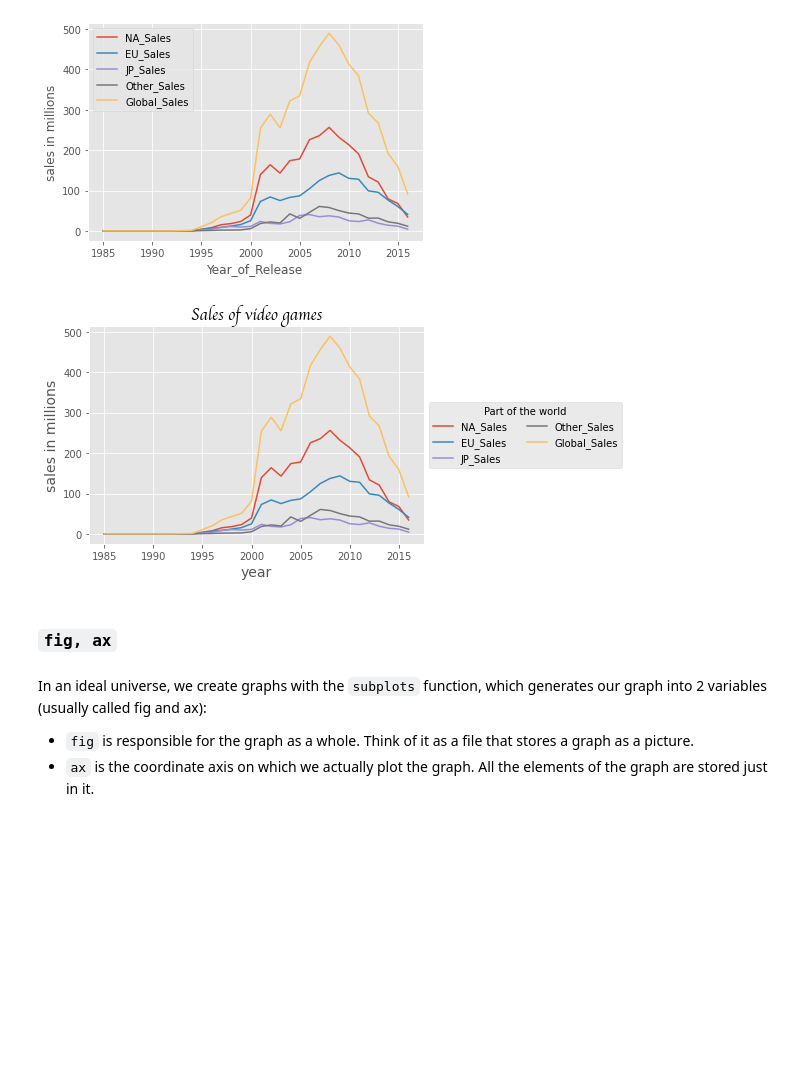
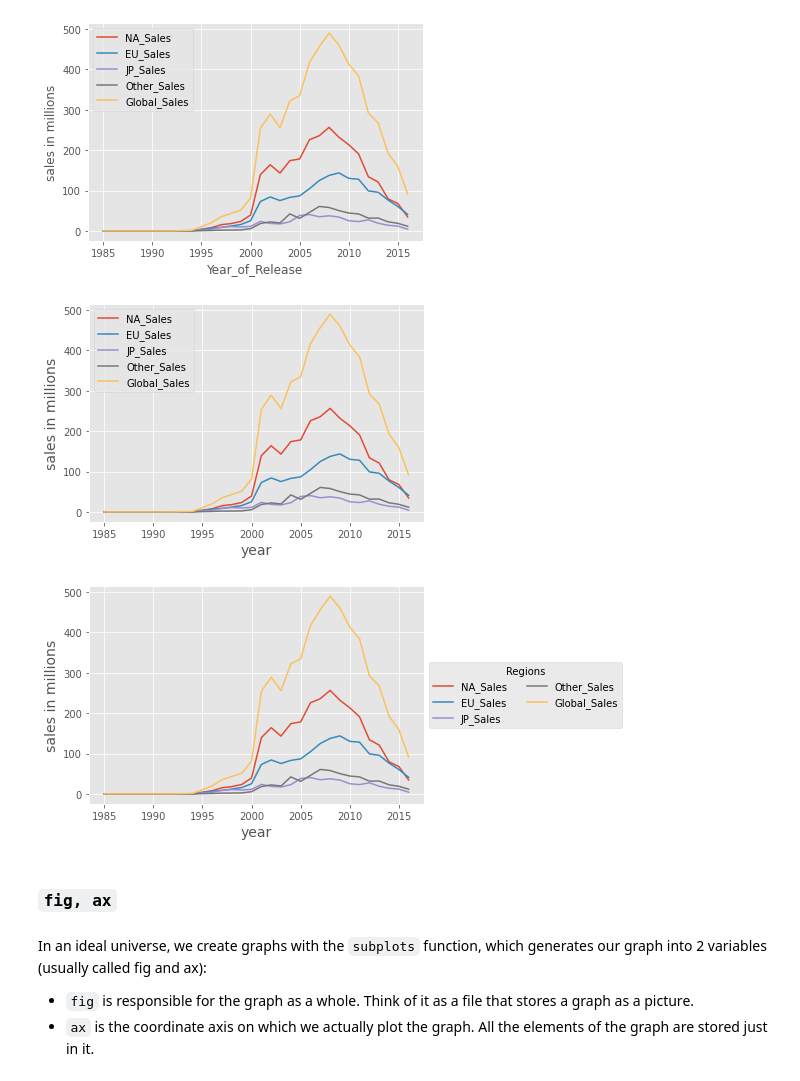
Before and after one commit to ilyaaaaaaaa/-Data_Analysis_HSE-UoL_IR.github.io, a Jupyter notebook: sems/sem081_visual_intro.ipynb, the cells around one changed output. Drawn from its saved outputs; the diff is of its cells as text; code cells hidden in the pictures; blank space fills up the shorter version.

```diff
--- a/sems/sem081_visual_intro.ipynb
+++ b/sems/sem081_visual_intro.ipynb
@@ -160,0 +169,3 @@ gb.head()
+# %%
+gb = df.groupby('Year_of_Release')[cols].sum()
+gb.head()
@@ -164,23 +183,3 @@ plt.ylabel('sales in millions')
 plt.show()
 # %% [output]
 [figure]
-# %%
-for col in cols:
-    plt.plot(gb[col], label=col)
-
-plt.xlabel('year', fontsize=14)
-plt.ylabel('sales in millions', fontsize=14)
-plt.title('Sales of video games', font='cursive', fontsize=16)
-
-# https://stackoverflow.com/questions/4700614/how-to-put-the-legend-out-of-the-plot
-plt.legend(loc='center left', bbox_to_anchor=(1, 0.5),
-           ncol=2,
-           title='Part of the world'
-          )
-
-
-plt.plot();
-# %% [output]
-[figure, removed]
-# %% [markdown]
-### `fig, ax`
@@ -187,3 +189,32 @@ plt.plot();
+# %%
+for col in cols:
+    plt.plot(gb[col], label=col)
+
+plt.xlabel('year', fontsize=14)
+plt.ylabel('sales in millions', fontsize=14)
+
+plt.legend()
+
+plt.plot();
+# %% [output]
+[figure, added]
+# %%
+for col in cols:
+    plt.plot(gb[col], label=col)
+
+plt.xlabel('year', fontsize=14)
+plt.ylabel('sales in millions', fontsize=14)
+
+# https://stackoverflow.com/questions/4700614/how-to-put-the-legend-out-of-the-plot
+plt.legend(loc='center left', bbox_to_anchor=(1, 0.5), ncol=2,
+           title='Regions'
+          )
+
+plt.plot();
+# %% [output]
+[figure, added]
+# %% [markdown]
+### `fig, ax`
 # %% [markdown]
 In an ideal universe, we create graphs with the `subplots` function, which generates our graph into 2 variables (usually called fig and ax):
 
```
Also changed, not shown: parts of 132 cells of this notebook, 1 other file.
